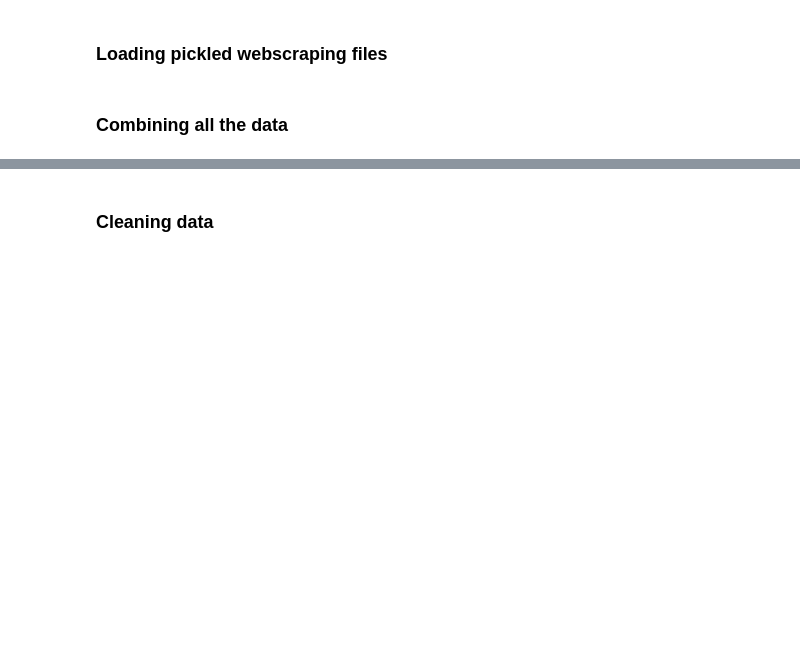
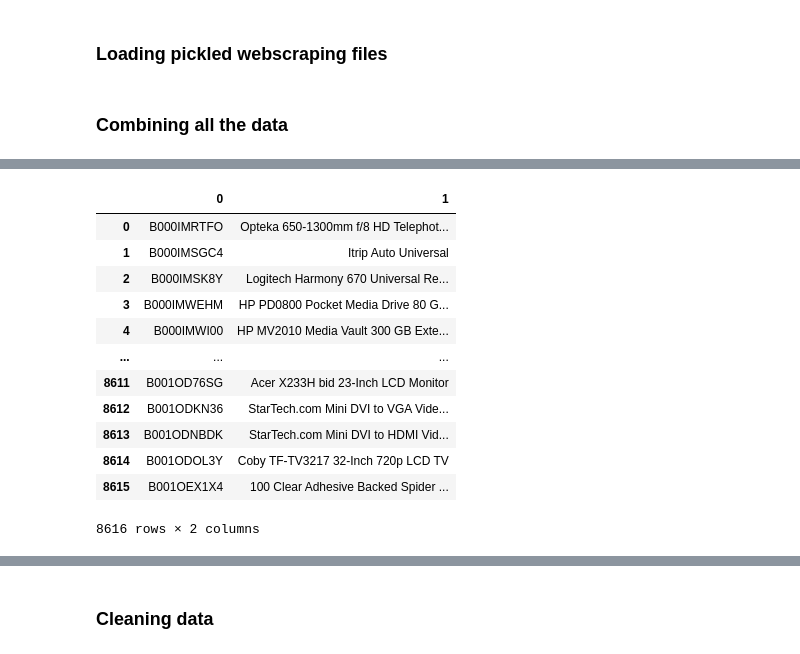
Before and after one commit to halujeff5/Amazon_electronics_recommender, a Jupyter notebook: EDA_NB.ipynb, the cells around one changed output, grey strips where cells are left out. Drawn from its saved outputs; the diff is of its cells as text; code cells hidden in the pictures; blank space fills up the shorter version.

```diff
--- a/EDA_NB.ipynb
+++ b/EDA_NB.ipynb
@@ -46,0 +87,19 @@ df.asin.unique()[0:30000]
+# %%
+df2= pd.Series(df2[i][-10:] for i in range(len(df2)))
+stuff1=pd.Series(stuff1)
+frame2=pd.concat([df2,stuff1],axis=1)
+frame2
+# %% [output]
+|  | 0 | 1 |
+| 0 | B000IMRTFO | Opteka 650-1300mm f/8 HD Telephot... |
+| 1 | B000IMSGC4 | Itrip Auto Universal |
+| 2 | B000IMSK8Y | Logitech Harmony 670 Universal Re... |
+| 3 | B000IMWEHM | HP PD0800 Pocket Media Drive 80 G... |
+| 4 | B000IMWI00 | HP MV2010 Media Vault 300 GB Exte... |
+| ... | ... | ... |
+| 8611 | B001OD76SG | Acer X233H bid 23-Inch LCD Monitor |
+| 8612 | B001ODKN36 | StarTech.com Mini DVI to VGA Vide... |
+| 8613 | B001ODNBDK | StarTech.com Mini DVI to HDMI Vid... |
+| 8614 | B001ODOL3Y | Coby TF-TV3217 32-Inch 720p LCD TV |
+| 8615 | B001OEX1X4 | 100 Clear Adhesive Backed Spider ... |
+8616 rows × 2 columns
```
Also changed, not shown: parts of 28 cells of this notebook, 1 other file.
